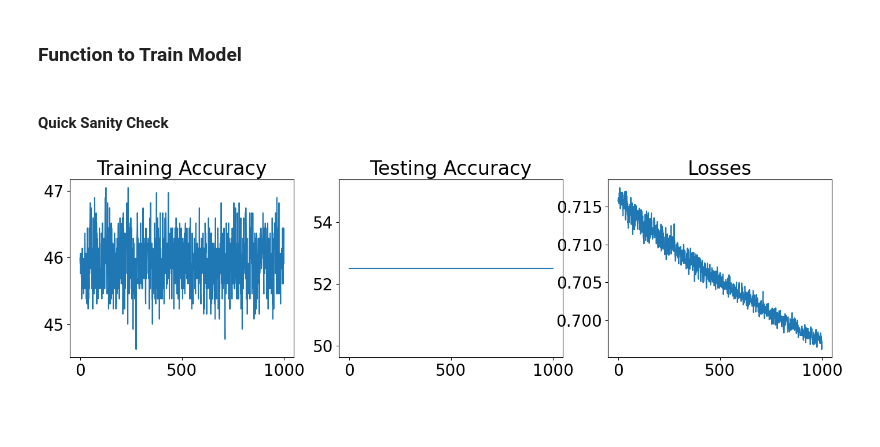
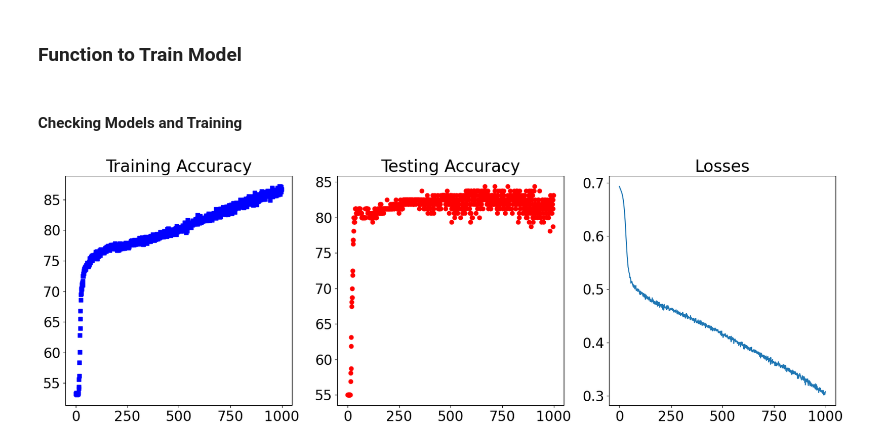
Before and after one commit to ElleyFolks/Deep-Understanding-Deep-Learning, a Jupyter notebook: Section 10 Meta Parameters/10.83 Coding Challenge/wine_batch_sizes.ipynb, the cells around one changed output. Drawn from its saved outputs; the diff is of its cells as text; code cells hidden in the pictures; blank space fills up the shorter version.

Commit message:
10.83 Completed Model Architecture
Worked on creating a reliable model architecture before moving on to the parametric experiment.

```diff
--- a/Section 10 Meta Parameters/10.83 Coding Challenge/wine_batch_sizes.ipynb
+++ b/Section 10 Meta Parameters/10.83 Coding Challenge/wine_batch_sizes.ipynb
@@ -166,10 +190,13 @@ def batch_train_model(number_of_epochs, model, loss_function, optimizer, train_l
 
     training_accuracy_ary = []
     testing_accuracy_ary = []
-    losses_ary = []
+    losses_ary = torch.zeros(number_of_epochs)
 
     # loop over epochs
     for epoch_IDX in range(number_of_epochs):
+
+        # enable training
+        model.train()
 
         batch_accuracy = []
         batch_loss = []
@@ -190,44 +217,43 @@ def batch_train_model(number_of_epochs, model, loss_function, optimizer, train_l
             optimizer.step()
 
             # calculate accuracy for current batch
-            batch_accuracy.append(100*torch.mean((torch.argmax(y_hat, axis=1) == labels).float()).item())
+            batch_accuracy.append(100*torch.mean(((y_hat >0) == labels).float()).item())
 
             # batch losses
             batch_loss.append(loss.item())
 
         # calculate overall training accuracy and loss
         training_accuracy_ary.append(np.mean(batch_accuracy))
-        losses_ary.append(np.mean(batch_loss))
+        losses_ary[epoch_IDX] = np.mean(batch_loss)
+
+        # disable training
+        model.eval()
 
         # Cross Validation of Model
         X_data, y_labels = next(iter(test_loader)) # there is only one batch, so there's no need for a for loop
 
         with torch.no_grad(): # disables gradient-related computations, appropriate when testing model
-            predicted_testing_labels = torch.argmax(model(X_data),axis=1)
+            predicted_testing_labels = model(X_data)
 
         # calculate testing accuracy
-        testing_accuracy_ary.append(100*torch.mean((predicted_testing_labels == y_labels).float()).item())
+        testing_accuracy_ary.append(100*torch.mean(((predicted_testing_labels>0) == y_labels).float()).item())
 
     return training_accuracy_ary, testing_accuracy_ary, losses_ary
-# %% [markdown]
-#### Quick Sanity Check
+# %% [markdown]
+#### Checking Models and Training
 # %%
-learning_rate = 0.0001
+# model params
+learning_rate = 0.009
 num_epochs = 1000
-batch = 132
+batch = 32
 
-# Partitioning Data into training and test sets
-training_data, test_data, training_labels, test_labels = train_test_split(torch_data, labels, test_size=0.1)
+# creatining data loaders
+train_ldr, test_ldr = create_data_loaders(training_data, test_data, batch_size=batch)
 
-# creating tensor datasets
-training_data = TensorDataset(training_data, training_labels)
-test_data = TensorDataset(test_data, test_labels)
+# creating and training model
+test_model, test_loss, test_optimizer = create_ANN_wine_model(learning_rate)
 
-
-train_ldr, test_ldr = create_data_loaders(training_data, test_data, batch_size=batch)
-test_model, test_loss, test_optimizer = create_ANN_model(learning_rate)
-
-training_acc, test_acc, losses = batch_train_model(num_epochs,
+training_acc_2, test_acc_2, losses_2 = batch_train_model(num_epochs,
                                                    test_model,
                                                    test_loss,
                                                    test_optimizer,
@@ -235,17 +261,17 @@ training_acc, test_acc, losses = batch_train_model(num_epochs,
                                                    test_ldr)
 # %%
 # plot results
-fig, ax = plt.subplots(1, 3, figsize = (17,4))
+fig, ax = plt.subplots(1, 3, figsize = (20,6))
 
-ax[0].plot(training_acc)
+ax[0].plot(training_acc_2, 'bs')
 ax[0].set_title('Training Accuracy')
 
-ax[1].plot(test_acc)
+ax[1].plot(test_acc_2, 'ro')
 ax[1].set_title('Testing Accuracy')
 
-ax[2].plot(losses)
+ax[2].plot(losses_2)
 ax[2].set_title('Losses')
 
 plt.show()
 # %% [output]
-[figure, old version]
+[figure, new version]
```
Also changed, not shown: parts of 8 cells of this notebook.
